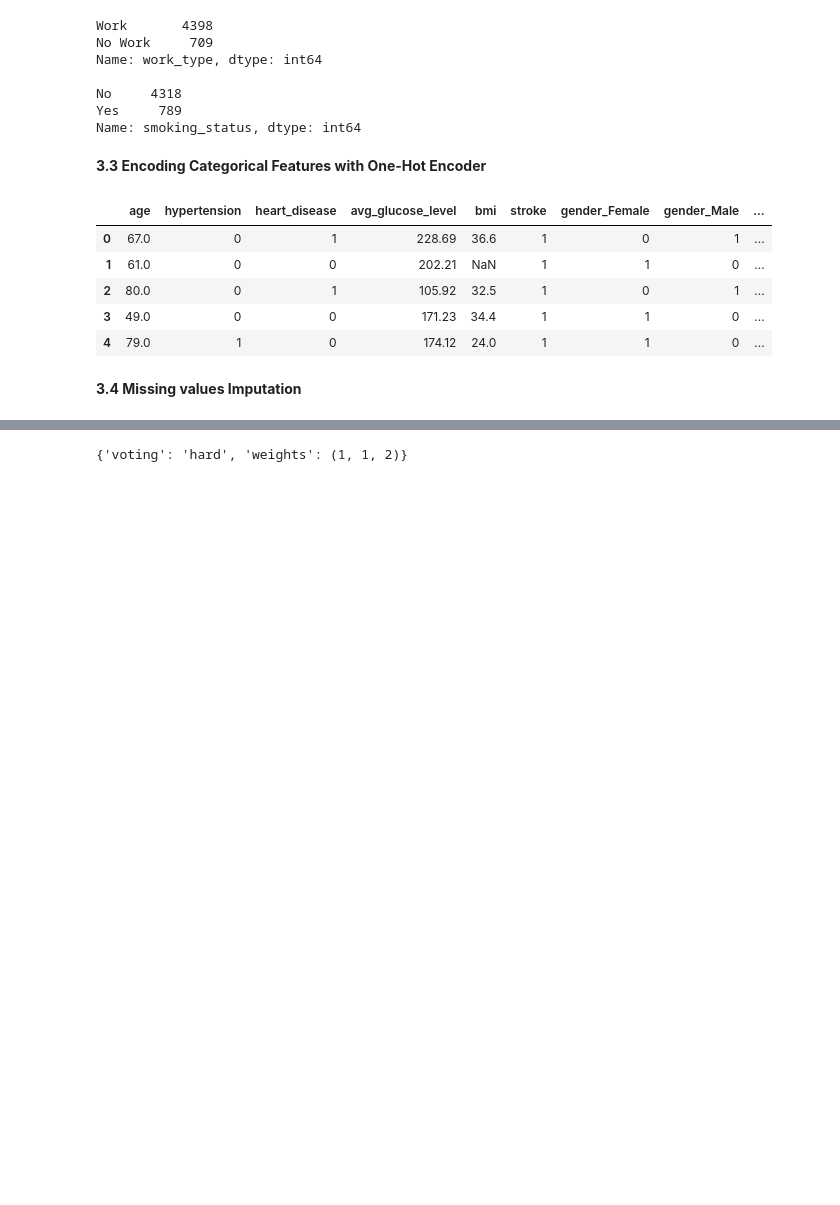
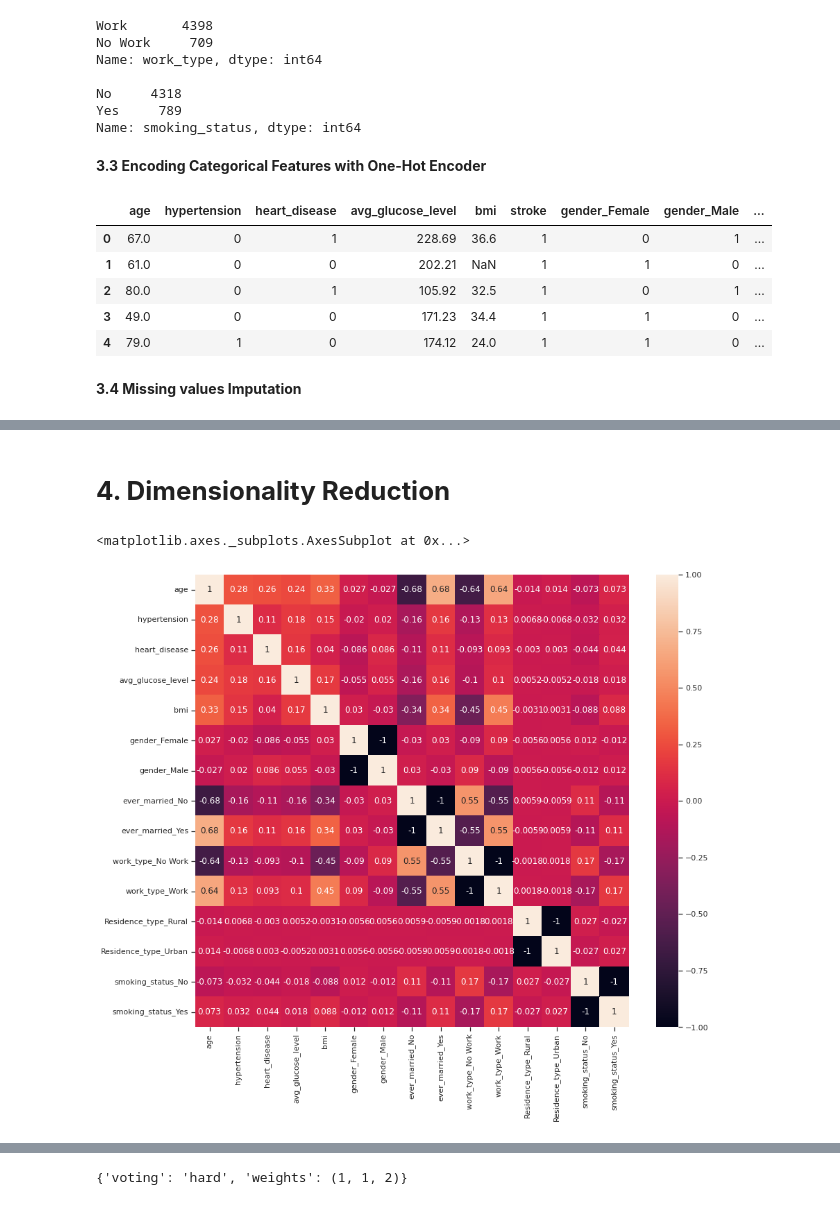
Before and after one commit to fgith/data-science, a Jupyter notebook: kaggle/heart_disease.ipynb, the cells around one changed output, grey strips where cells are left out. Drawn from its saved outputs; the diff is of its cells as text; code cells hidden in the pictures; blank space fills up the shorter version.

```diff
--- a/kaggle/heart_disease.ipynb
+++ b/kaggle/heart_disease.ipynb
@@ -229,8 +229,10 @@ df.head()
 # As observed earlier, 'bmi' has Null values. Calculate percentage of missing values
 print("Percentage of missing values in bmi: ", round(100*df['bmi'].isna().sum()/df['bmi'].count(),2),"%")
 
-# # We will use mode in bmi and assign to missing values
+# We will use mode of 'bmi' and assign to missing values
 bmi_mode = df['bmi'].mode()
-df = df.fillna({'bmi':bmi_mode})
+df = df.fillna({'bmi' : bmi_mode[0]})
+
+# Check to see there are no more missing values
 df.isna().sum()
 # %% [output]
@@ -254,5 +259,4 @@ dtype: int64
 # %%
-df.fillna(0, inplace=True)
-X = df.drop(['stroke','gender','ever_married','work_type','Residence_type','smoking_status'],axis=1)
-# X = df.drop(['stroke'],axis=1)
+# Divide dataset into X feature variables and target variable y
+X = df.drop(['stroke'],axis=1)
 y = df['stroke'].to_frame()
@@ -258,0 +279,9 @@ y = df['stroke'].to_frame()
+# %% [markdown]
+# **4. Dimensionality Reduction**
+# %%
+#  Plot Heatmap to identify correlated features
+fig = plt.figure(figsize=(14,12))
+sns.heatmap(X.corr(), annot = True)
+# %% [output]
+<matplotlib.axes._subplots.AxesSubplot at 0x...>
+[figure, added]
```
Also changed, not shown: parts of 19 cells of this notebook.
